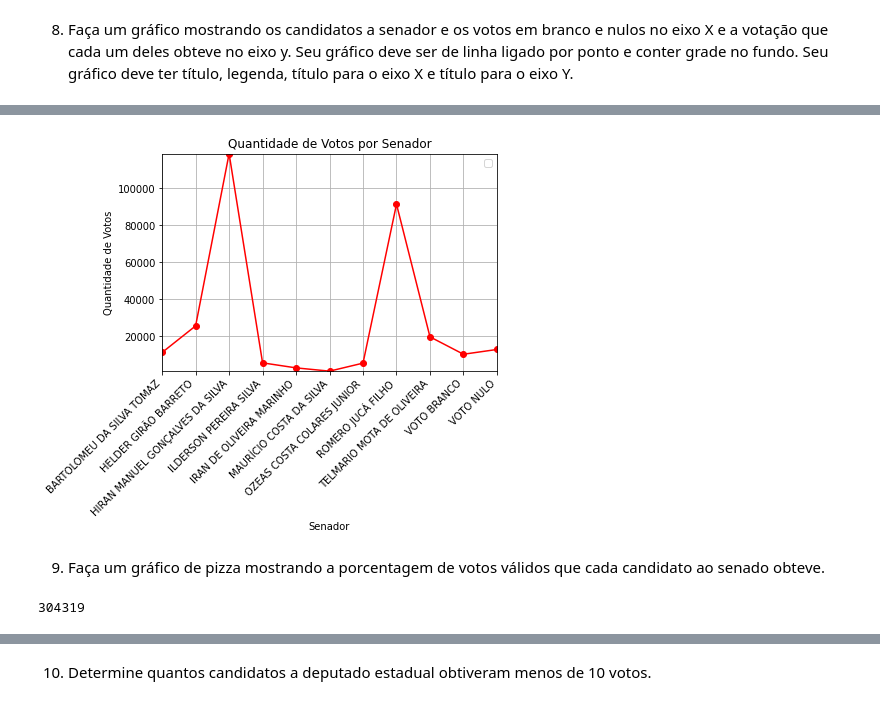
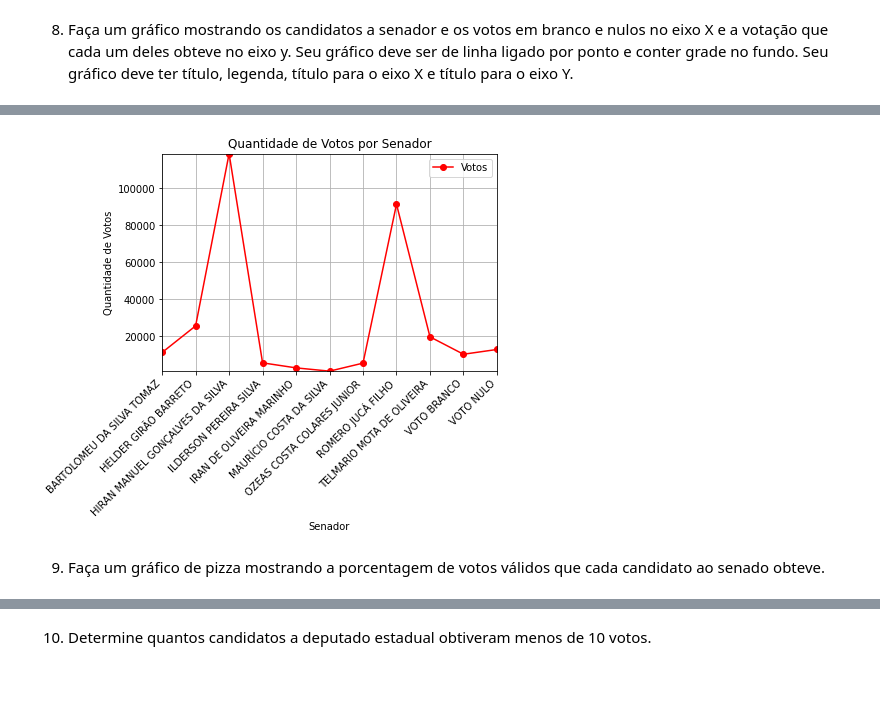
Before and after one commit to valuedriven/dataanalysis, a Jupyter notebook: trabalho2.ipynb, the cells around one changed output, grey strips where cells are left out. Drawn from its saved outputs; the diff is of its cells as text; code cells hidden in the pictures.

```diff
--- a/trabalho2.ipynb
+++ b/trabalho2.ipynb
@@ -113,7 +113,7 @@ import matplotlib.pyplot as plt
 candidatos = df_senadores.NM_VOTAVEL
 votos = df_senadores.QT_VOTOS
 
-plt.plot(candidatos, votos, 'ro-')
+plt.plot(candidatos, votos, 'ro-',label='Votos')
 plt.title("Quantidade de Votos por Senador")
 plt.legend()
 plt.xlabel('Senador')
@@ -127,8 +126,3 @@ WARNING:matplotlib.legend:No handles with labels found to put in legend.
-[figure, old version]
+[figure, new version]
 # %% [markdown]
 9. Faça um gráfico de pizza mostrando a porcentagem de votos válidos que cada candidato ao senado obteve.
-# %%
-total_votos = df_senadores['QT_VOTOS'].sum()
-total_votos
-# %% [output]
-304319
```
Also changed, not shown: parts of 2 cells of this notebook.
